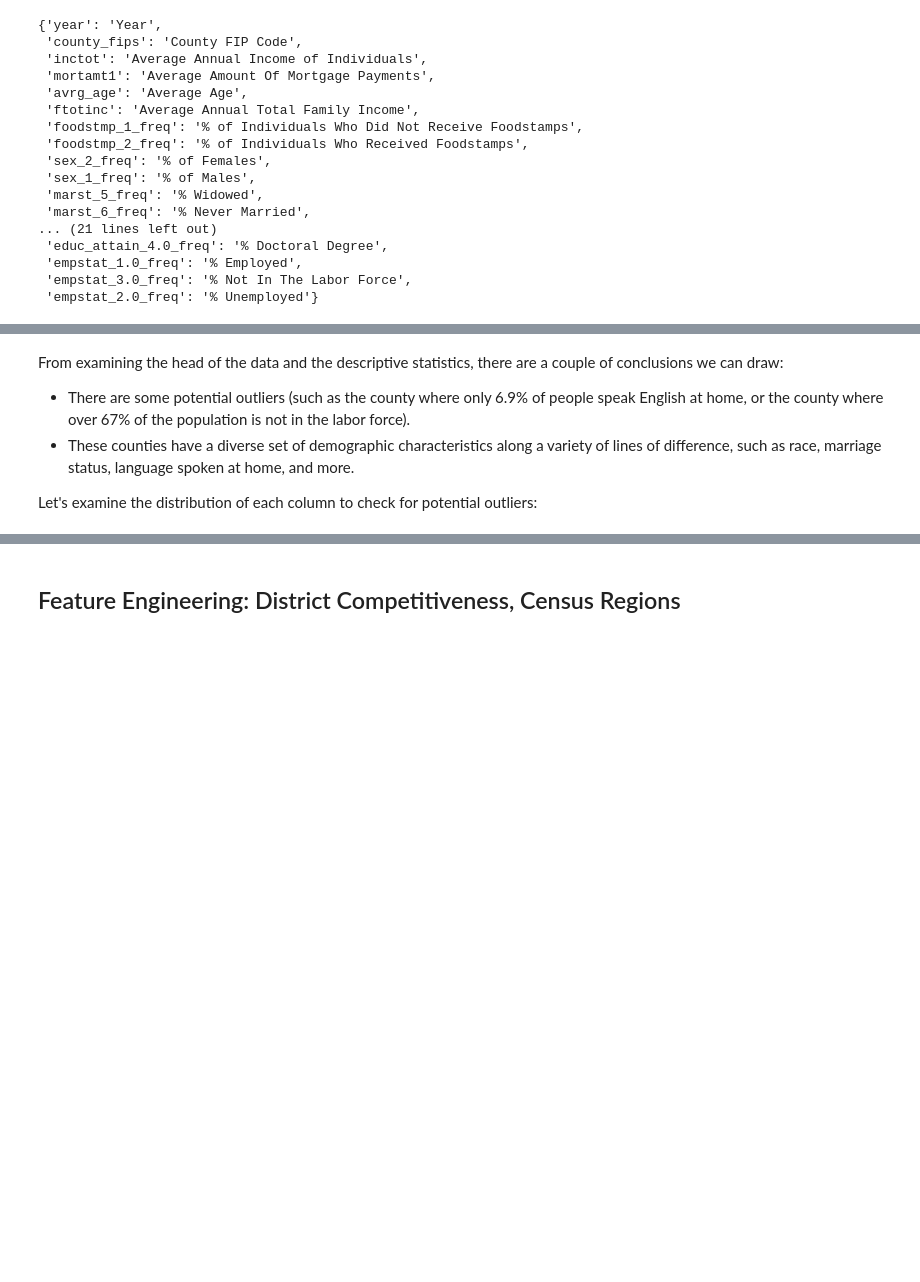
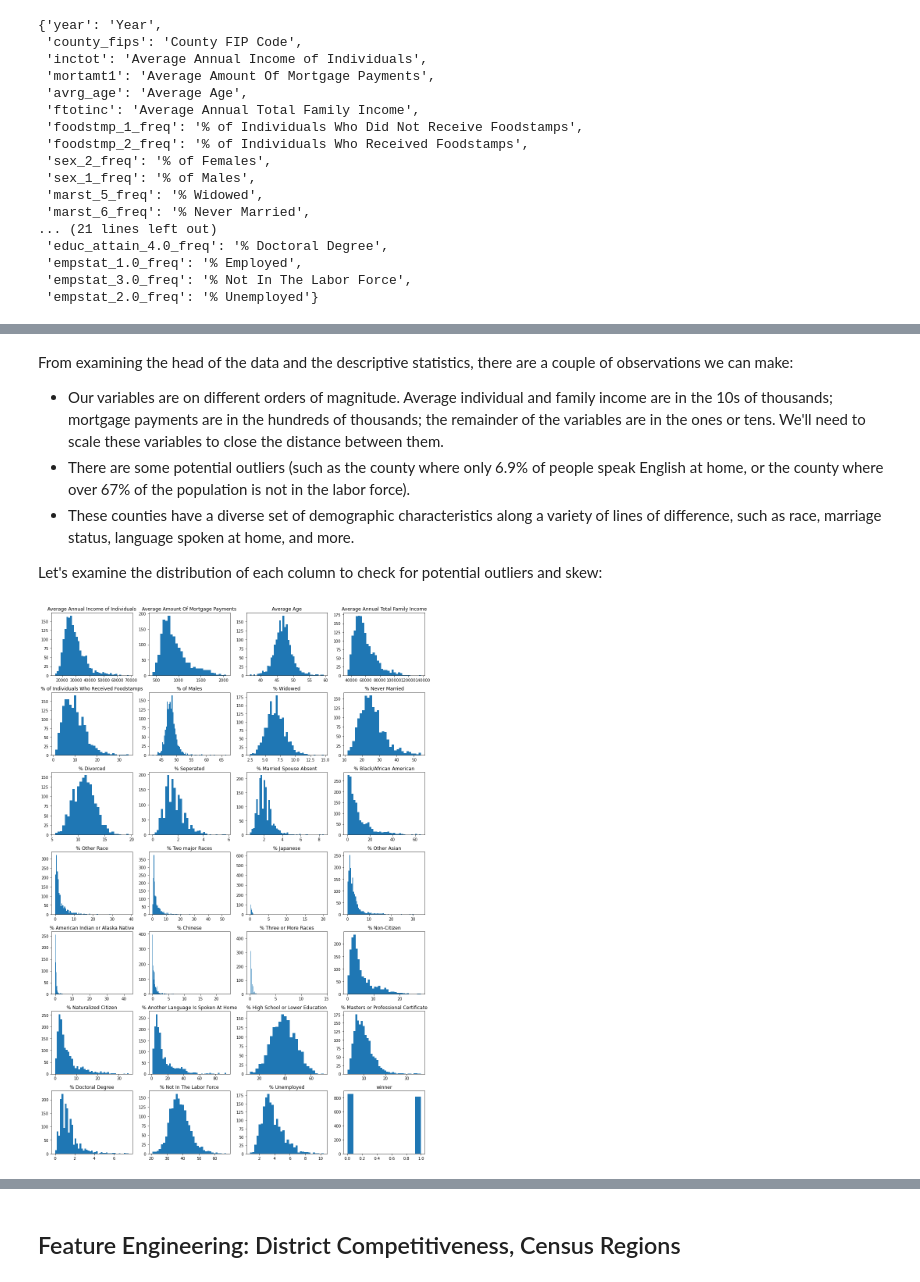
Before and after one commit to emgerber88/County_Pres_Election_Modeling, a Jupyter notebook: County_Pres_Election_Modeling.ipynb, the cells around one changed output, grey strips where cells are left out. Drawn from its saved outputs; the diff is of its cells as text; code cells hidden in the pictures; blank space fills up the shorter version.

```diff
--- a/County_Pres_Election_Modeling.ipynb
+++ b/County_Pres_Election_Modeling.ipynb
@@ -222,10 +226,12 @@ todrop = ['year',
           'ctz_stat_1_freq',
           'lang_1_freq',
           'educ_attain_2.0_freq',
-          'empstat_1.0_freq']
+          'empstat_1.0_freq',
+          'state_po',
+          'county_name']
 
-pres_df.drop(todrop, inplace = True, axis = 1)
-pres_df.head(2)
+pres_df_binary = pres_df.drop(todrop, axis = 1)
+pres_df_binary.head(2)
 # %% [output]
 |  | inctot | mortamt1 | avrg_age | ftotinc | foodstmp_2_freq | sex_1_freq | marst_5_freq | marst_6_freq | ... |
 | 0 | 27222.4 | 902.2 | 48.6 | 53308.6 | 5.8 | 47.5 | 8.3 | 12.1 | ... |
@@ -235,0 +244,10 @@ assert not any(col in pres_df.columns for col in todrop)
+# %%
+# drop columns with vote counts
+votecounts = ['democrat',
+              'green',
+              'liberitarian',
+              'other',
+              'republican']
+
+pres_df_binary.drop(votecounts, inplace = True, axis = 1)
+pres_df_binary.head(2)
@@ -237,7 +259,7 @@ assert not any(col in pres_df.columns for col in todrop)
 Now that we have a complete dataset, we need to take a look at the descriptive statistics to see if there are any obvious outliers or data entry errors. These column headers are difficult to interpret - let's replace them with their description from the metadata included with the data to make it simpler to understand.
 # %%
 # load descriptions and create a dictionary with original column names and their description
-descriptions = pd.read_csv('meta_data.csv')
+descriptions = pd.read_csv('data/meta_data.csv')
 descriptions_dict = dict(zip(descriptions['Column'], descriptions['Description']))
 descriptions_dict
 # %% [output]
@@ -260,8 +282,8 @@ descriptions_dict
  'empstat_2.0_freq': '% Unemployed'}
 # %%
 # rename columns using descriptions
-pres_df.rename(columns=descriptions_dict, inplace=True)
-pres_df.head(2)
+pres_df_binary.rename(columns=descriptions_dict, inplace=True)
+pres_df_binary.head(2)
 # %% [output]
 |  | Average Annual Income of Individuals | Average Amount Of Mortgage Payments | Average Age | Average Annual Total Family Income | % of Individuals Who Received Foo... | ... |
 | 0 | 27222.4 | 902.2 | 48.6 | 53308.6 | 5.8 | ... |
@@ -281,6 +304,19 @@ pres_df.describe()
 # %% [markdown]
-From examining the head of the data and the descriptive statistics, there are a couple of conclusions we can draw:
+From examining the head of the data and the descriptive statistics, there are a couple of observations we can make:
+- Our variables are on different orders of magnitude. Average individual and family income are in the 10s of thousands; mortgage payments are in the hundreds of thousands; the remainder of the variables are in the ones or tens. We'll need to scale these variables to close the distance between them.
 - There are some potential outliers (such as the county where only 6.9% of people speak English at home, or the county where over 67% of the population is not in the labor force).
 - These counties have a diverse set of demographic characteristics along a variety of lines of difference, such as race, marriage status, language spoken at home, and more.
 
-Let's examine the distribution of each column to check for potential outliers:
+Let's examine the distribution of each column to check for potential outliers and skew:
+# %%
+# set up figure for remaining predictor variables in X_third
+fig, axes = plt.subplots(nrows=(pres_df_binary.shape[1] // 4), ncols=4, figsize=(14,20))
+
+# for each col in pres_df_binary, plot distribution
+for col, ax in zip(pres_df_binary, axes.flatten()):
+    ax.hist(pres_df_binary[col], bins='auto')
+    ax.set_title(col)
+
+fig.tight_layout()
+# %% [output]
+[figure, added]
```
Also changed, not shown: parts of 28 cells of this notebook.
